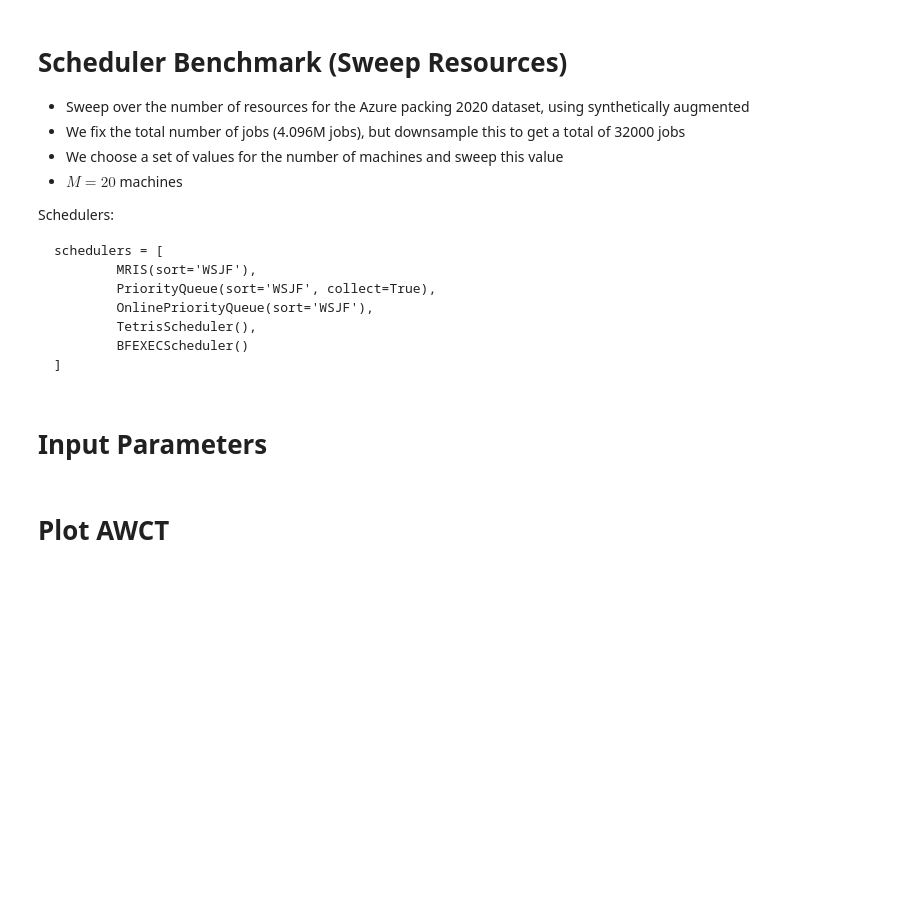
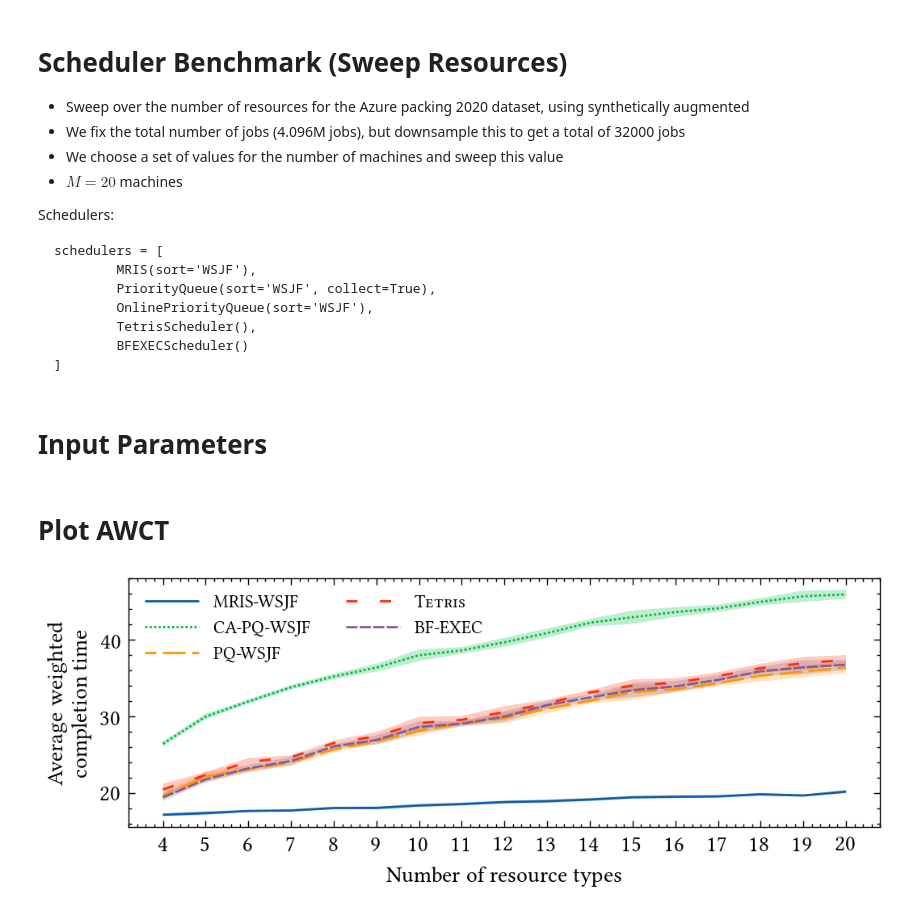
Before and after one commit to DonneyF/icpp-2024-mris, a Jupyter notebook: experiments/5_scheduler_benchmark_resources.ipynb, the cells around one changed output. Drawn from its saved outputs; the diff is of its cells as text; code cells hidden in the pictures; blank space fills up the shorter version.

```diff
--- a/experiments/5_scheduler_benchmark_resources.ipynb
+++ b/experiments/5_scheduler_benchmark_resources.ipynb
@@ -63,10 +64,10 @@ mpl.rcParams.update(params)
 RESOURCES = np.arange(4, 20+1)
 
 # Number of runs per downsample factor (each factor must have the same number of runs)
-NUM_RUNS = 2
+NUM_RUNS = 10
 
 # Path to the results folder
-PATH_TO_RESULTS = Path('./results')
+PATH_TO_RESULTS = Path('./results/')
 # %% [markdown]
 # Plot AWCT
 # %%
@@ -78,23 +79,34 @@ for i, R in enumerate(RESOURCES):
         for scheduler in schedulers:
             df = data[data['scheduler'] == scheduler]
             weighted_completion_time = df['C'].dot(df['w']) / len(df)
-            vals = awct_data.get(scheduler, np.zeros(shape=(len(R), NUM_RUNS)).astype(float))
+            vals = awct_data.get(scheduler, np.zeros(shape=(len(RESOURCES), NUM_RUNS)).astype(float))
             vals[i][run-1] = weighted_completion_time
             awct_data[scheduler] = vals
 # %%
 awct_x = {scheduler:np.mean(data, axis=1) for scheduler, data in awct_data.items()}
-awct_error = {scheduler:[np.std(data, axis=1)] for scheduler, data in awct_data.items()}
+# 95 % Confidence Intervals
+awct_error = {scheduler:st.t.interval(0.95, df=data.shape[1]-1, loc=np.mean(data, axis=1), scale=st.sem(data, axis=1)) for scheduler, data in awct_data.items()}
-# %%
-plt.figure(figsize=(6, 3), dpi=200)
-
-linestyles = get_linestyles()
-for scheduler, weighted_completion_times in awct_x.items():
-    plt.plot(RESOURCES, weighted_completion_times, label=scheduler, linestyle=next(linestyles)[1])
-    plt.errorbar(RESOURCES, weighted_completion_times, yerr=awct_error[scheduler])
-plt.xticks(RESOURCES, RESOURCES)
-plt.yscale('log', base=2)
-plt.ylabel("Average weighted\n completion time")
-plt.xlabel(r"Number of resource types")
-plt.legend(prop={'size': 8}, handlelength=3, ncol=2)
-# plt.savefig('awct_machine_sweep.pdf', bbox_inches='tight')
-plt.show()
+# %%
+plt.figure(figsize=(6, 2), dpi=200)
+
+linestyles = get_linestyles()
+for scheduler, weighted_completion_times in awct_x.items():
+    if scheduler == 'Tetris-instantaneous':
+        label = r'\textsc{Tetris}'
+    elif scheduler == 'PQ-WSJF':
+        label = 'CA-PQ-WSJF'
+    elif scheduler == 'OnlinePQ-WSJF':
+        label = 'PQ-WSJF'
+    else:
+        label = scheduler
+    plt.plot(RESOURCES, weighted_completion_times, label=label, linestyle=next(linestyles)[1])
+    plt.fill_between(RESOURCES, awct_error[scheduler][0], awct_error[scheduler][1], alpha=0.25)
+plt.xticks(RESOURCES, RESOURCES)
+# plt.yscale('log', base=2)
+plt.ylabel("Average weighted\n completion time")
+plt.xlabel(r"Number of resource types")
+plt.legend(prop={'size': 8}, handlelength=3, ncol=2)
+plt.savefig('resource_sweep.pdf', bbox_inches='tight')
+plt.show()
+# %% [output]
+[figure, added]
```
Also changed, not shown: parts of 1 cell of this notebook, 8 other files.
